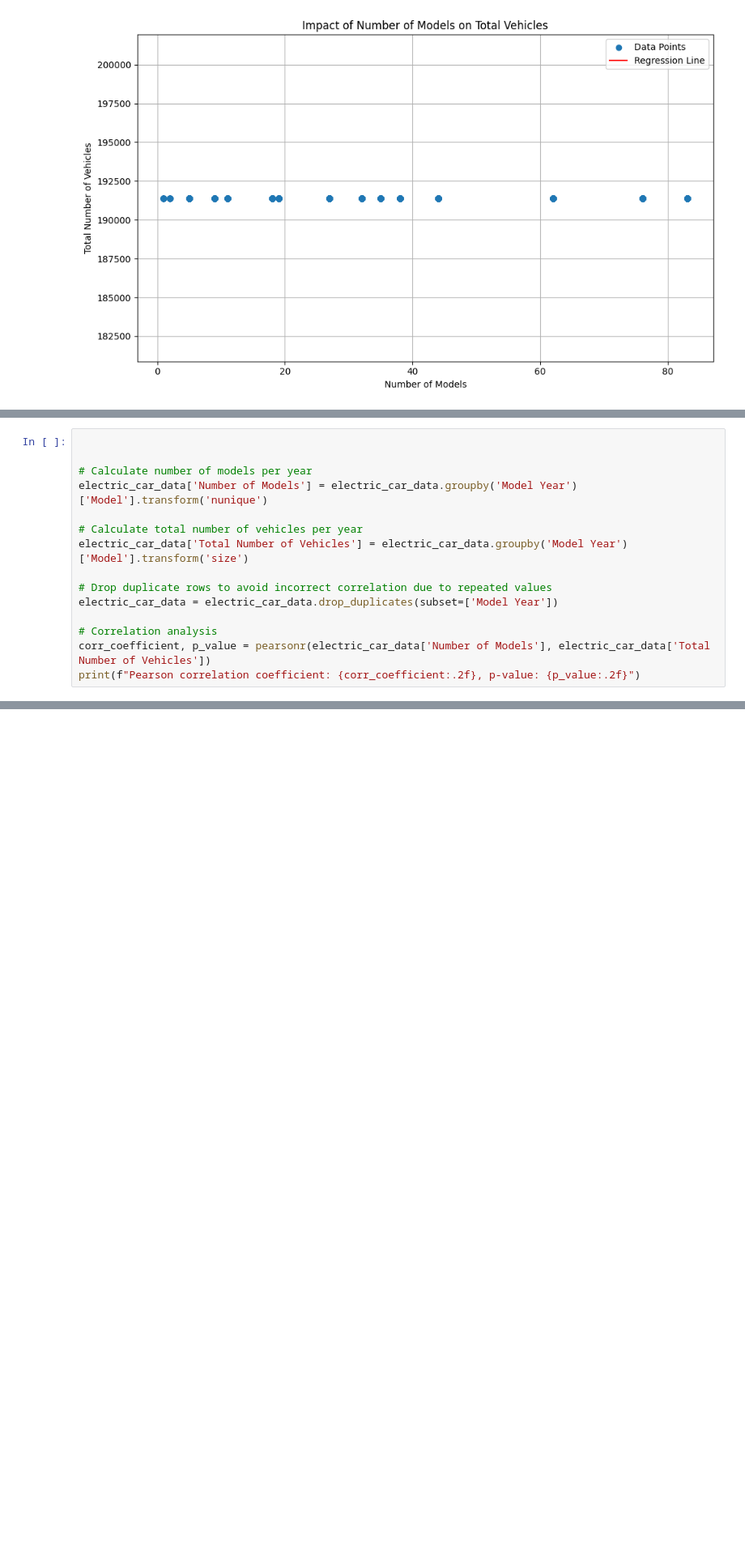
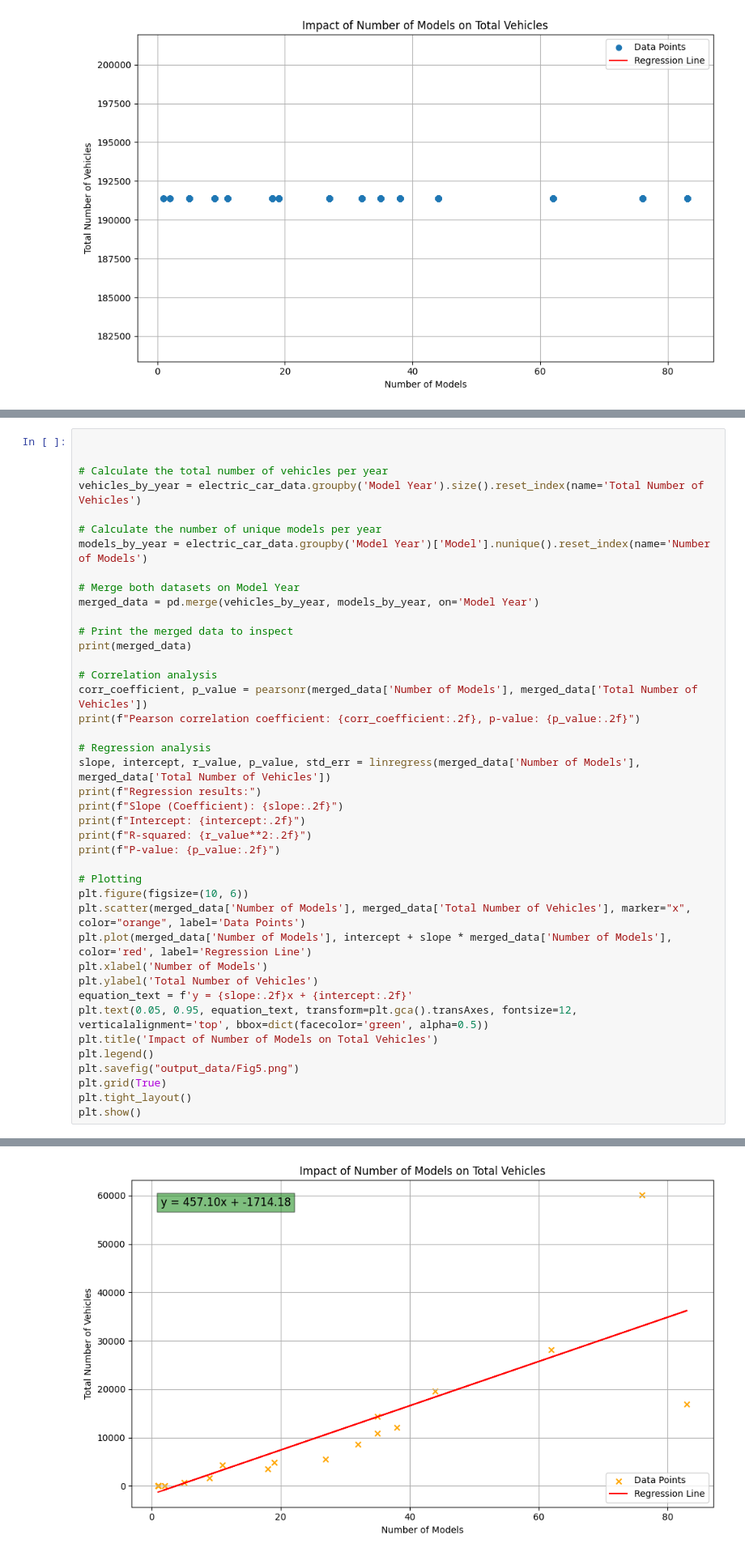
Before and after one commit to mariemsdiaz/electric-vehicles-washington, a Jupyter notebook: mariemproject/EVS/EVCarsEDA.ipynb, the cells around one changed output, grey strips where cells are left out. Shown at 81% size. Drawn from its saved outputs; the diff is of its cells as text; blank space fills up the shorter version.

```diff
--- a/mariemproject/EVS/EVCarsEDA.ipynb
+++ b/mariemproject/EVS/EVCarsEDA.ipynb
@@ -660,16 +633,42 @@ P-value: 0.00
 # %%
 
 
-# Calculate number of models per year
-electric_car_data['Number of Models'] = electric_car_data.groupby('Model Year')['Model'].transform('nunique')
+# Calculate the total number of vehicles per year
+vehicles_by_year = electric_car_data.groupby('Model Year').size().reset_index(name='Total Number of Vehicles')
 
-# Calculate total number of vehicles per year
-electric_car_data['Total Number of Vehicles'] = electric_car_data.groupby('Model Year')['Model'].transform('size')
+# Calculate the number of unique models per year
+models_by_year = electric_car_data.groupby('Model Year')['Model'].nunique().reset_index(name='Number of Models')
 
-# Drop duplicate rows to avoid incorrect correlation due to repeated values
-electric_car_data = electric_car_data.drop_duplicates(subset=['Model Year'])
+# Merge both datasets on Model Year
+merged_data = pd.merge(vehicles_by_year, models_by_year, on='Model Year')
+
+# Print the merged data to inspect
+print(merged_data)
 
 # Correlation analysis
-corr_coefficient, p_value = pearsonr(electric_car_data['Number of Models'], electric_car_data['Total Number of Vehicles'])
+corr_coefficient, p_value = pearsonr(merged_data['Number of Models'], merged_data['Total Number of Vehicles'])
 print(f"Pearson correlation coefficient: {corr_coefficient:.2f}, p-value: {p_value:.2f}")
+
+# Regression analysis
+slope, intercept, r_value, p_value, std_err = linregress(merged_data['Number of Models'], merged_data['Total Number of Vehicles'])
+print(f"Regression results:")
+print(f"Slope (Coefficient): {slope:.2f}")
+print(f"Intercept: {intercept:.2f}")
+print(f"R-squared: {r_value**2:.2f}")
+print(f"P-value: {p_value:.2f}")
+
+# Plotting
+plt.figure(figsize=(10, 6))
+plt.scatter(merged_data['Number of Models'], merged_data['Total Number of Vehicles'], marker="x", color="orange", label='Data Points')
+plt.plot(merged_data['Number of Models'], intercept + slope * merged_data['Number of Models'], color='red', label='Regression Line')
+plt.xlabel('Number of Models')
+plt.ylabel('Total Number of Vehicles')
+equation_text = f'y = {slope:.2f}x + {intercept:.2f}'
+plt.text(0.05, 0.95, equation_text, transform=plt.gca().transAxes, fontsize=12, verticalalignment='top', bbox=dict(facecolor='green', alpha=0.5))
+plt.title('Impact of Number of Models on Total Vehicles')
+plt.legend()
+plt.savefig("output_data/Fig5.png")
+plt.grid(True)
+plt.tight_layout()
+plt.show()
 # %% [output]
@@ -676,0 +692 @@ Pearson correlation coefficient: 1.00, p-value: 0.00
+[figure, added]
```
Also changed, not shown: parts of 22 cells of this notebook, 4 other files.
